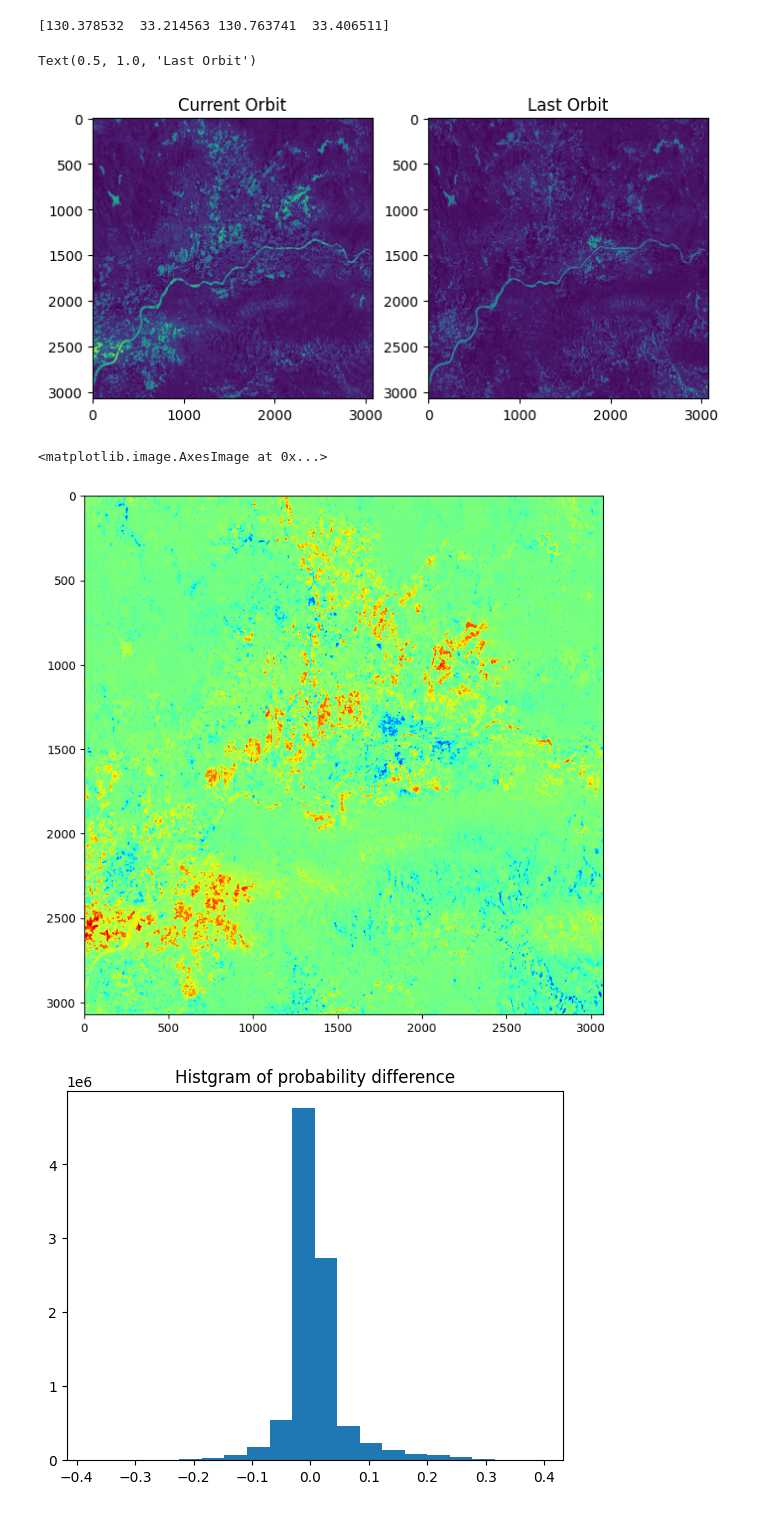
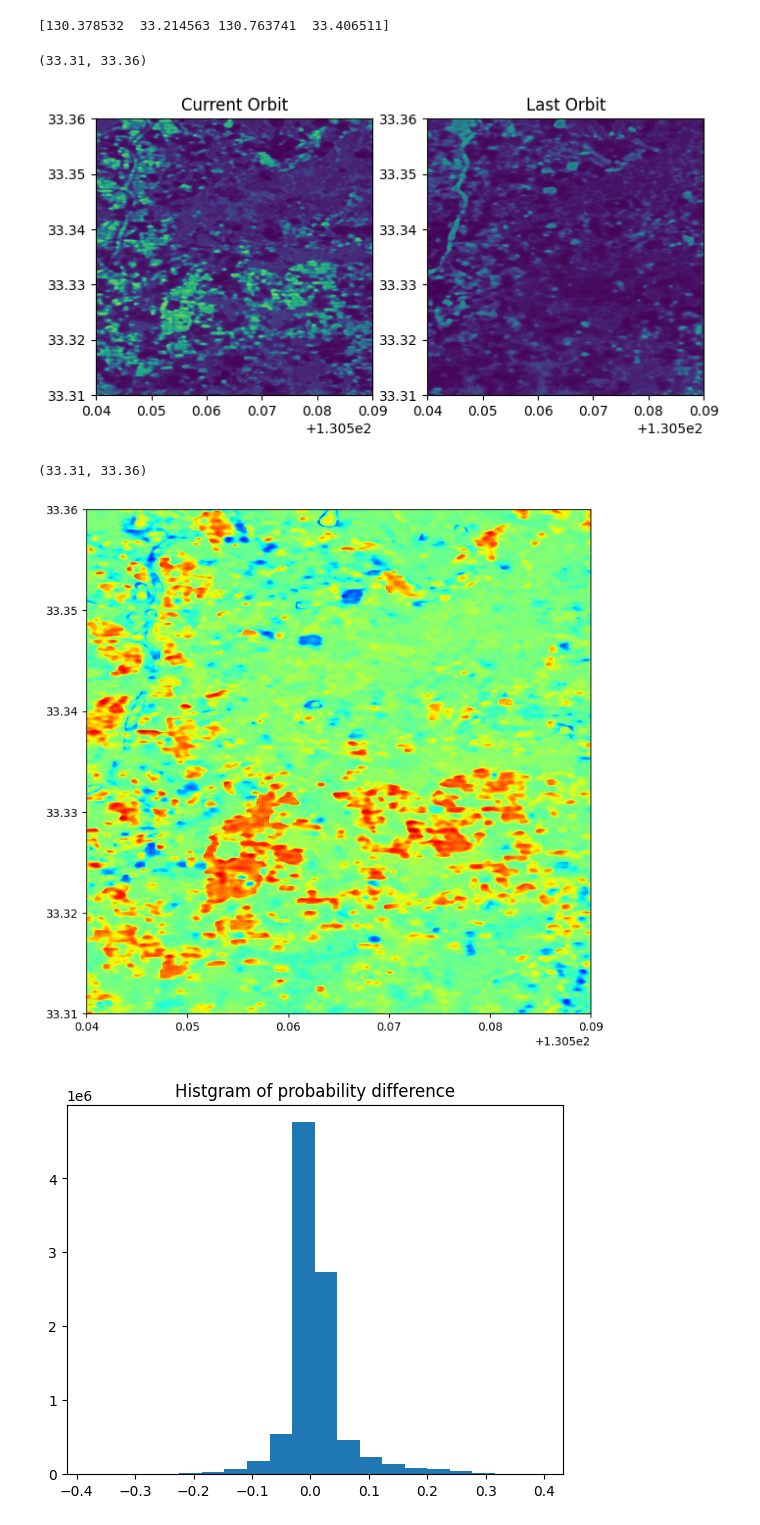
Before and after one commit to eukarya-inc/plateau-2023-uc01-satellite-analytics, a Jupyter notebook: PLATEAU-FloodSAR/2_GeneratePointGroup.ipynb, the cells around one changed output. Drawn from its saved outputs; the diff is of its cells as text; code cells hidden in the pictures.

```diff
--- a/PLATEAU-FloodSAR/2_GeneratePointGroup.ipynb
+++ b/PLATEAU-FloodSAR/2_GeneratePointGroup.ipynb
@@ -41,24 +41,31 @@ print(boundbox)
 # %% [output]
 [130.378532  33.214563 130.763741  33.406511]
 # %%
+extent = [boundbox[0], boundbox[2], boundbox[1], boundbox[3]]
 plt.figure(figsize=(8, 4))
 plt.subplot(121)
-plt.imshow(torch.nn.functional.softmax(output, dim=1).numpy()[0, 1])
+plt.imshow(torch.nn.functional.softmax(output, dim=1).numpy()[0, 1], extent=extent)
 plt.title("Current Orbit")
+plt.xlim([130.54, 130.59])
+plt.ylim([33.31, 33.36])
 plt.subplot(122)
-plt.imshow(torch.nn.functional.softmax(output, dim=1).numpy()[1, 1])
+plt.imshow(torch.nn.functional.softmax(output, dim=1).numpy()[1, 1], extent=extent)
 plt.title("Last Orbit")
+plt.xlim([130.54, 130.59])
+plt.ylim([33.31, 33.36])
 # %% [output]
-Text(0.5, 1.0, 'Last Orbit')
+(33.31, 33.36)
-[figure, old version]
+[figure, new version]
 # %%
 p_diff = torch.nn.functional.softmax(output, dim=1).numpy()[0, 1] - torch.nn.functional.softmax(output, dim=1).numpy()[1, 1]
 
 plt.figure(figsize=(8, 8))
-plt.imshow(p_diff, cmap='jet')
+plt.imshow(p_diff, cmap='jet', extent=extent)
+plt.xlim([130.54, 130.59])
+plt.ylim([33.31, 33.36])
 # %% [output]
-<matplotlib.image.AxesImage at 0x...>
+(33.31, 33.36)
-[figure, old version]
+[figure, new version]
 # %%
 plt.hist(p_diff.ravel(), bins=20);
 plt.title("Histgram of probability difference");
```
Also changed, not shown: parts of 1 cell of this notebook, 8 other files.
